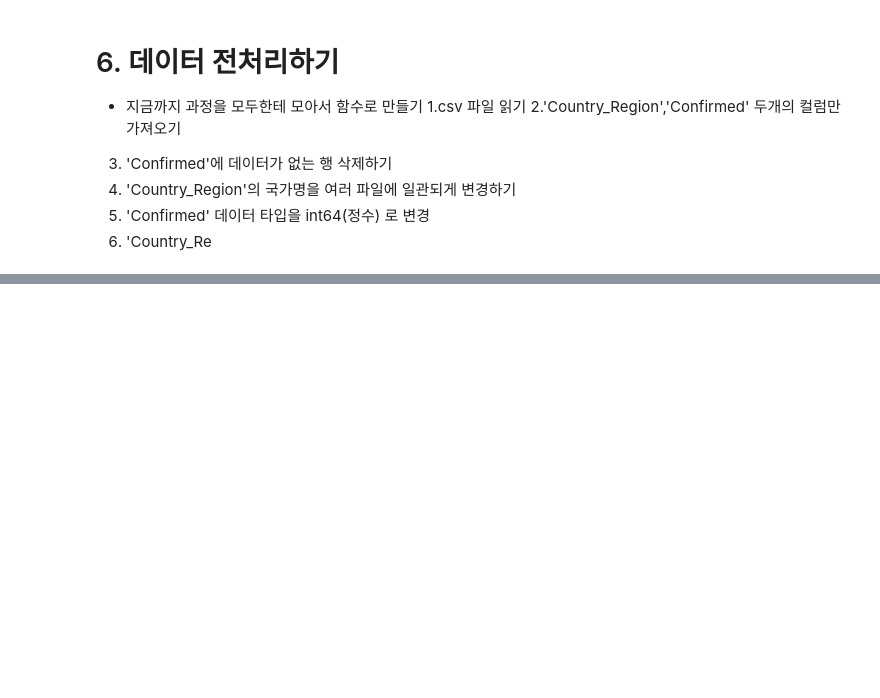
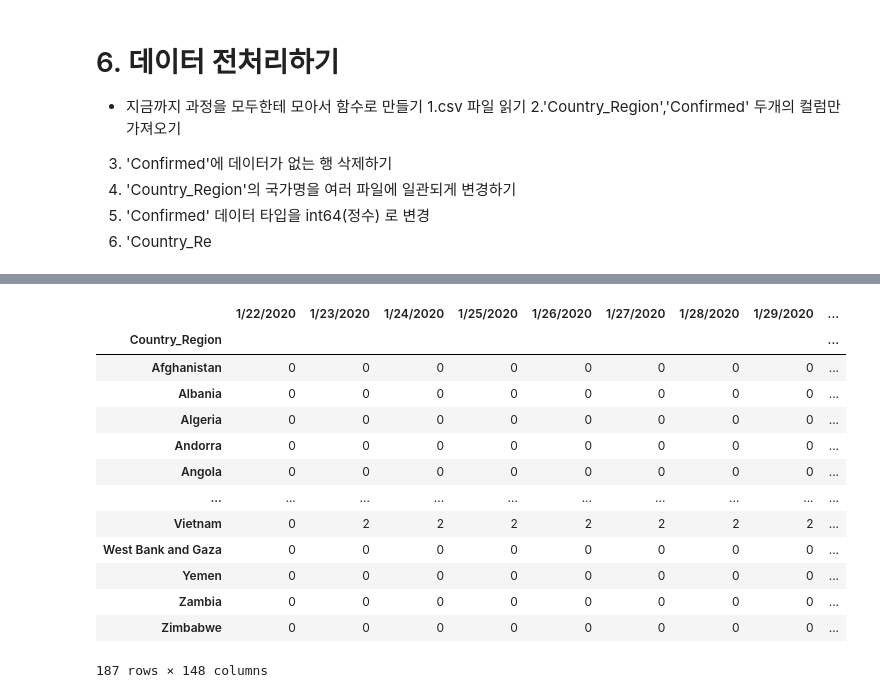
Before and after one commit to YouHyeonJu/data_study, a Jupyter notebook: 3414_0329j.ipynb, the cells around one changed output, grey strips where cells are left out. Saved outputs shown, nothing was run; the diff lists cells and outputs as text; code cells hidden in the pictures; blank space fills up the shorter version.

```diff
--- a/3414_0329j.ipynb
+++ b/3414_0329j.ipynb
@@ -309,0 +318,9 @@ FileNotFoundError: [Errno 2] No such file or directory: 'path01-22-2020.csv'
+# %%
+import os
+PATH='cov-19/csse_covid_19_daily_reports/'
+file_list=os.listdir(PATH)
+csv_list=list()
+for file in file_list:
+    if file.split(".")[-1]=='csv':
+        csv_list.append(file)
+print(csv_list)
@@ -309,0 +329,3 @@ FileNotFoundError: [Errno 2] No such file or directory: 'path01-22-2020.csv'
+# %%
+csv_list.sort()
+csv_list
@@ -309,0 +413,18 @@ FileNotFoundError: [Errno 2] No such file or directory: 'path01-22-2020.csv'
+# %%
+doc=doc.astype('int64')
+doc
+# %% [output]
+|  | 1/22/2020 | 1/23/2020 | 1/24/2020 | 1/25/2020 | 1/26/2020 | 1/27/2020 | 1/28/2020 | 1/29/2020 | ... |
+| Country_Region |  |  |  |  |  |  |  |  | ... |
+| Afghanistan | 0 | 0 | 0 | 0 | 0 | 0 | 0 | 0 | ... |
+| Albania | 0 | 0 | 0 | 0 | 0 | 0 | 0 | 0 | ... |
+| Algeria | 0 | 0 | 0 | 0 | 0 | 0 | 0 | 0 | ... |
+| Andorra | 0 | 0 | 0 | 0 | 0 | 0 | 0 | 0 | ... |
+| Angola | 0 | 0 | 0 | 0 | 0 | 0 | 0 | 0 | ... |
+| ... | ... | ... | ... | ... | ... | ... | ... | ... | ... |
+| Vietnam | 0 | 2 | 2 | 2 | 2 | 2 | 2 | 2 | ... |
+| West Bank and Gaza | 0 | 0 | 0 | 0 | 0 | 0 | 0 | 0 | ... |
+| Yemen | 0 | 0 | 0 | 0 | 0 | 0 | 0 | 0 | ... |
+| Zambia | 0 | 0 | 0 | 0 | 0 | 0 | 0 | 0 | ... |
+| Zimbabwe | 0 | 0 | 0 | 0 | 0 | 0 | 0 | 0 | ... |
+187 rows × 148 columns
```
Also changed, not shown: parts of 9 cells of this notebook, 2 other files.
